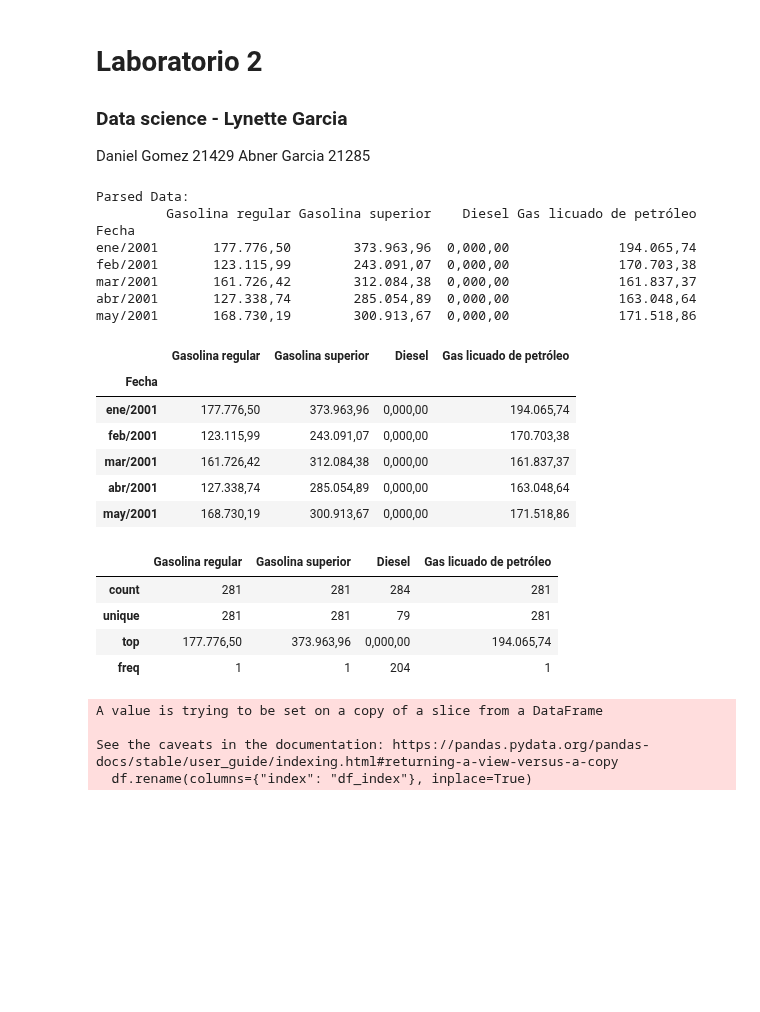
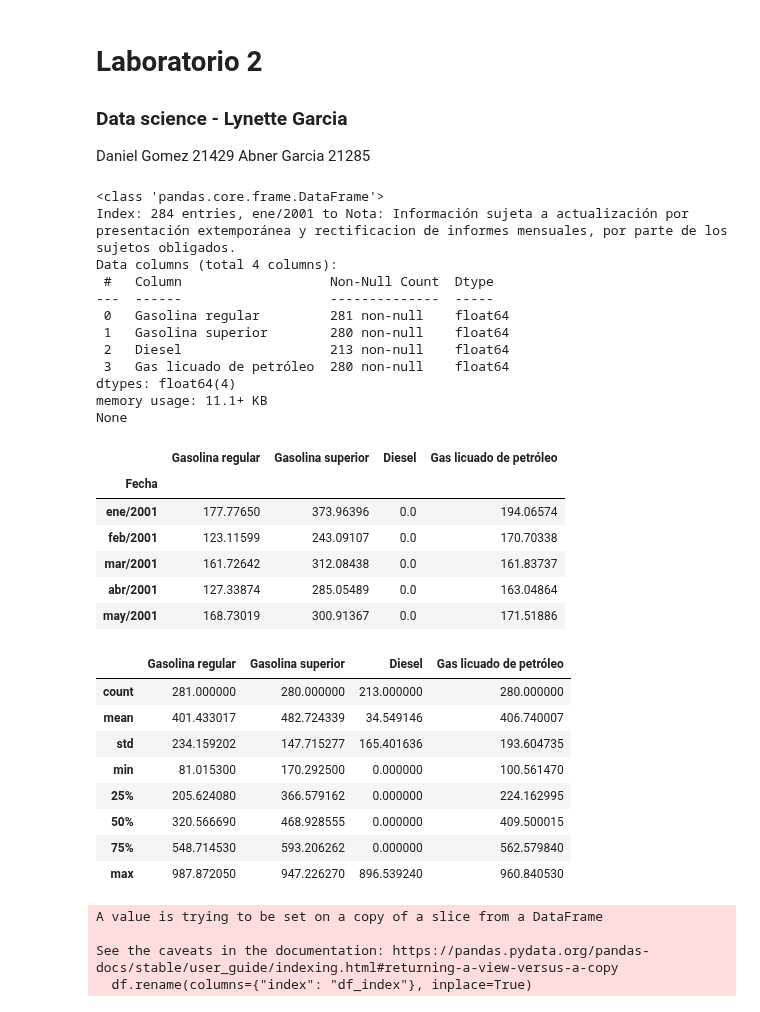
Before and after one commit to JDgomez2002/data-science-labs, a Jupyter notebook: lab02/lab2.ipynb, the cells around one changed output. Cells and saved outputs as stored; diff of their text form; code cells hidden in the pictures; blank space fills up the shorter version.

Commit message:
consumo mensual de gas

```diff
--- a/lab02/lab2.ipynb
+++ b/lab02/lab2.ipynb
@@ -22,42 +22,56 @@ combu = pd.read_csv('gas.csv', parse_dates=['Fecha'], index_col='Fecha', date_fo
 # Generar la columna 'Diesel' combinando 'Diesel bajo azufre' y 'Diesel ultra bajo azufre'
 combu['Diesel'] = combu['Diesel bajo azufre'].fillna(0) + combu['Diesel ultra bajo azufre'].fillna(0)
 
-# Seleccionar las columnas de interés
-columns_of_interest = ['Gasolina regular', 'Gasolina superior', 'Diesel', 'Gas licuado de petróleo']
-airPas = combu[columns_of_interest]
+# Primero, eliminamos cualquier carácter no numérico o espacios en blanco
+combu['Gasolina regular'] = combu['Gasolina regular'].str.replace(',', '').str.strip()
+combu['Gasolina superior'] = combu['Gasolina superior'].str.replace(',', '').str.strip()
+combu['Diesel'] = combu['Diesel'].str.replace(',', '').str.strip()
+combu['Gas licuado de petróleo'] = combu['Gas licuado de petróleo'].str.replace(',', '').str.strip()
 
-print('\nParsed Data:')
-print(airPas.head())
+# Luego, convertimos las columnas a float
+combu['Gasolina regular'] = pd.to_numeric(combu['Gasolina regular'], errors='coerce')
+combu['Gasolina superior'] = pd.to_numeric(combu['Gasolina superior'], errors='coerce')
+combu['Diesel'] = pd.to_numeric(combu['Diesel'], errors='coerce')
+combu['Gas licuado de petróleo'] = pd.to_numeric(combu['Gas licuado de petróleo'], errors='coerce')
 
-# Dividir los datos en conjuntos de entrenamiento y prueba
-train_size = int(len(airPas) * 0.7)
-train_airPas = airPas[0:train_size]
-test_airPas = airPas[train_size:len(airPas)]
+# Obtener solo las columnas necesarias
+gas = combu[['Gasolina regular', 'Gasolina superior', 'Diesel', 'Gas licuado de petróleo']]
+
+# Verificamos la conversión
+print(gas.info())
 # %% [output]
-Parsed Data:
-         Gasolina regular Gasolina superior    Diesel Gas licuado de petróleo
-Fecha
-ene/2001       177.776,50        373.963,96  0,000,00              194.065,74
-feb/2001       123.115,99        243.091,07  0,000,00              170.703,38
-mar/2001       161.726,42        312.084,38  0,000,00              161.837,37
-abr/2001       127.338,74        285.054,89  0,000,00              163.048,64
-may/2001       168.730,19        300.913,67  0,000,00              171.518,86
+<class 'pandas.core.frame.DataFrame'>
+Index: 284 entries, ene/2001 to Nota: Información sujeta a actualización por presentación extemporánea y rectificacion de informes mensuales, por parte de los sujetos obligados.
+Data columns (total 4 columns):
+ #   Column                   Non-Null Count  Dtype
+---  ------                   --------------  -----
+ 0   Gasolina regular         281 non-null    float64
+ 1   Gasolina superior        280 non-null    float64
+ 2   Diesel                   213 non-null    float64
+ 3   Gas licuado de petróleo  280 non-null    float64
+dtypes: float64(4)
+memory usage: 11.1+ KB
+None
 # %%
-airPas.head()
+gas.head()
 # %% [output]
 |  | Gasolina regular | Gasolina superior | Diesel | Gas licuado de petróleo |
 | Fecha |  |  |  |  |
-| ene/2001 | 177.776,50 | 373.963,96 | 0,000,00 | 194.065,74 |
-| feb/2001 | 123.115,99 | 243.091,07 | 0,000,00 | 170.703,38 |
-| mar/2001 | 161.726,42 | 312.084,38 | 0,000,00 | 161.837,37 |
-| abr/2001 | 127.338,74 | 285.054,89 | 0,000,00 | 163.048,64 |
-| may/2001 | 168.730,19 | 300.913,67 | 0,000,00 | 171.518,86 |
+| ene/2001 | 177.77650 | 373.96396 | 0.0 | 194.06574 |
+| feb/2001 | 123.11599 | 243.09107 | 0.0 | 170.70338 |
+| mar/2001 | 161.72642 | 312.08438 | 0.0 | 161.83737 |
+| abr/2001 | 127.33874 | 285.05489 | 0.0 | 163.04864 |
+| may/2001 | 168.73019 | 300.91367 | 0.0 | 171.51886 |
 # %%
-airPas.describe()
+gas.describe()
 # %% [output]
 |  | Gasolina regular | Gasolina superior | Diesel | Gas licuado de petróleo |
-| count | 281 | 281 | 284 | 281 |
-| unique | 281 | 281 | 79 | 281 |
-| top | 177.776,50 | 373.963,96 | 0,000,00 | 194.065,74 |
-| freq | 1 | 1 | 204 | 1 |
+| count | 281.000000 | 280.000000 | 213.000000 | 280.000000 |
+| mean | 401.433017 | 482.724339 | 34.549146 | 406.740007 |
+| std | 234.159202 | 147.715277 | 165.401636 | 193.604735 |
+| min | 81.015300 | 170.292500 | 0.000000 | 100.561470 |
+| 25% | 205.624080 | 366.579162 | 0.000000 | 224.162995 |
+| 50% | 320.566690 | 468.928555 | 0.000000 | 409.500015 |
+| 75% | 548.714530 | 593.206262 | 0.000000 | 562.579840 |
+| max | 987.872050 | 947.226270 | 896.539240 | 960.840530 |
 # %%
```
Also changed, not shown: parts of 4 cells of this notebook, 1 other file.
